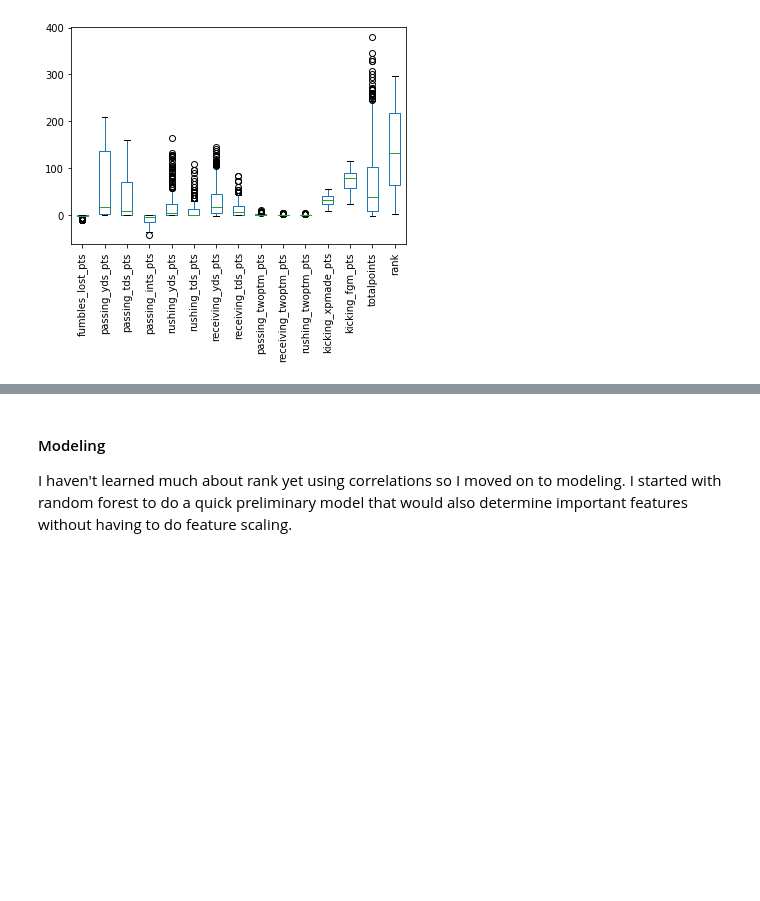
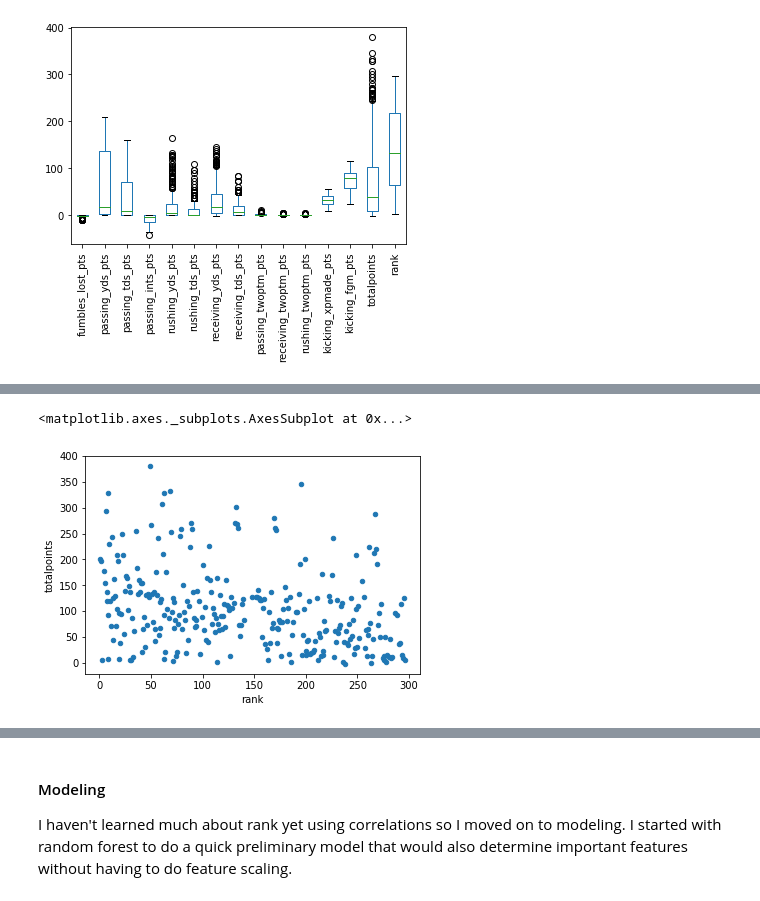
Before and after one commit to wendybo/GA_Class_Project, a Jupyter notebook: project.ipynb, the cells around one changed output, grey strips where cells are left out. Saved outputs shown, nothing was run; the diff lists cells and outputs as text; code cells hidden in the pictures; blank space fills up the shorter version.

```diff
--- a/project.ipynb
+++ b/project.ipynb
@@ -352,2 +381,6 @@ nfl.corr()
 # %%
-#scatter plot total points v rank
+# Scatter plot total points v rank
+nfl.plot.scatter('rank','totalpoints')
+# %% [output]
+<matplotlib.axes._subplots.AxesSubplot at 0x...>
+[figure, added]
```
Also changed, not shown: parts of 34 cells of this notebook.
